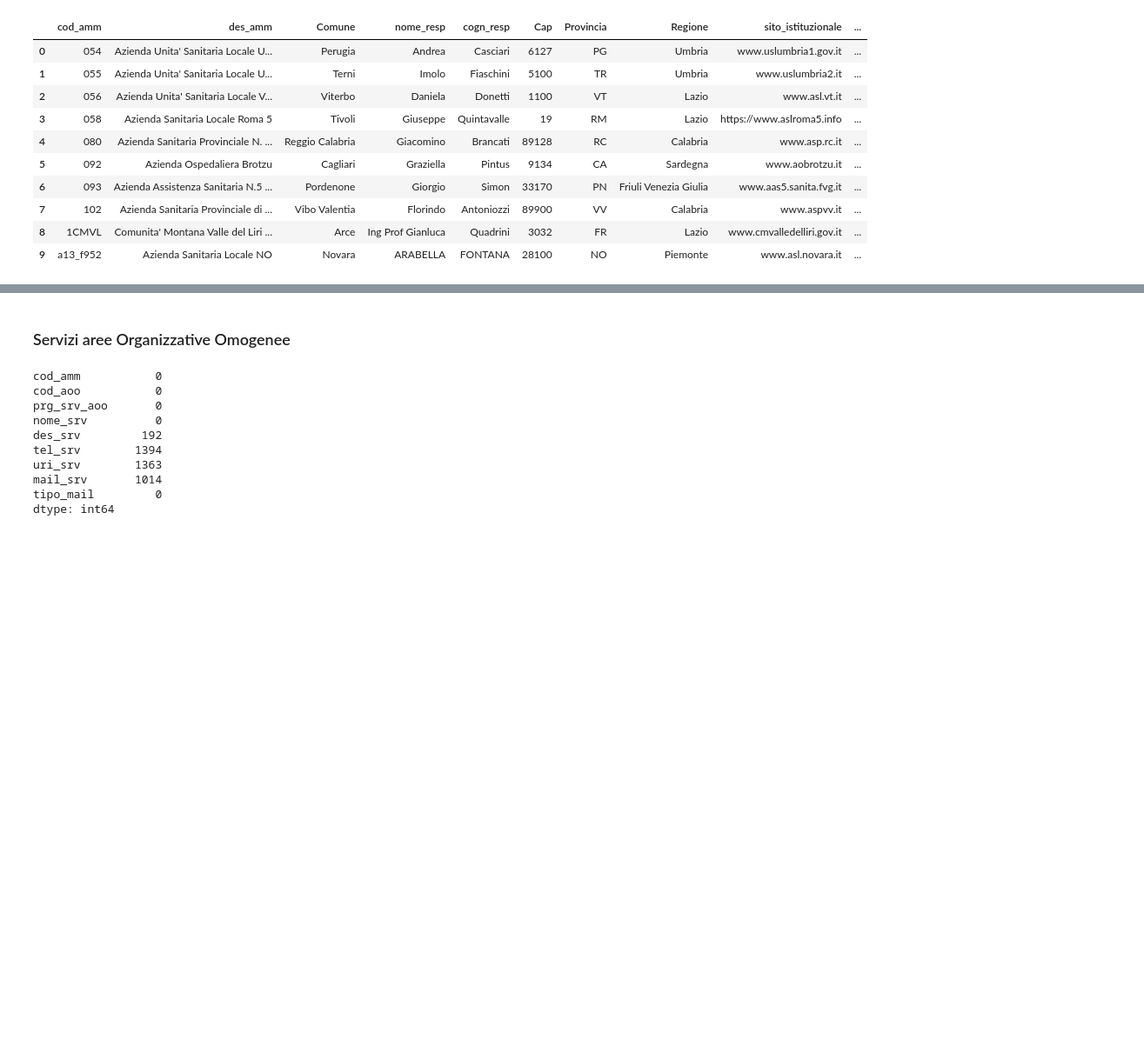
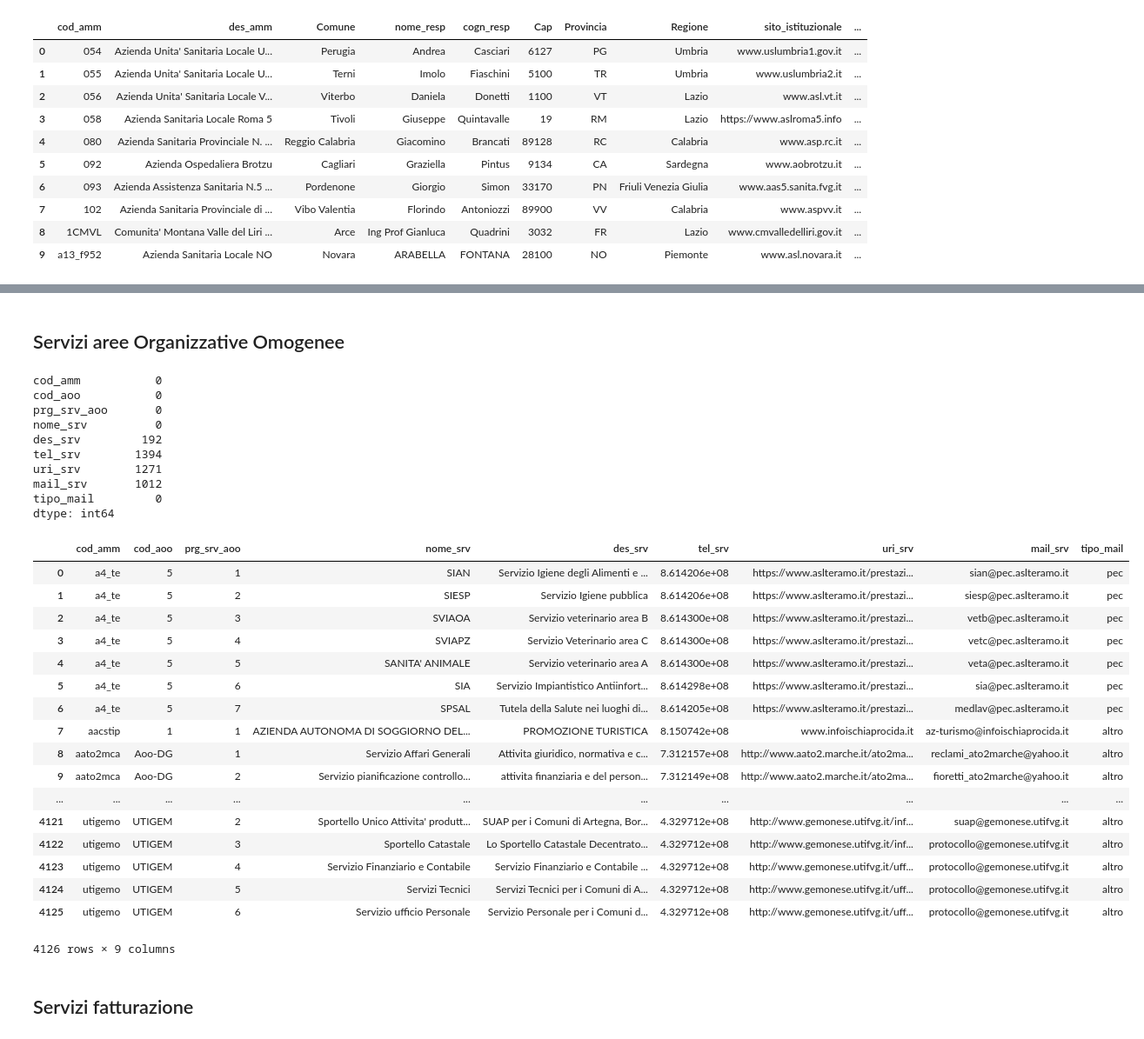
Before and after one commit to mariaclaudia/IPA, a Jupyter notebook: IPA data quality check.ipynb, the cells around one changed output, grey strips where cells are left out. Shown: that part at 87% size. Drawn from its saved outputs; the diff is of its cells as text; code cells hidden in the pictures; blank space fills up the shorter version.

```diff
--- a/IPA data quality check.ipynb
+++ b/IPA data quality check.ipynb
@@ -186,8 +242,8 @@ dtype: int64
 # %% [markdown]
-### Servizi aree Organizzative Omogenee
+## Servizi aree Organizzative Omogenee
 # %%
 #Servizi aree Organizzative Omogenee
-serv_aoo = pd.read_csv("serv_aoo.txt", sep="\t")
+serv_aoo = pd.read_csv(u_serv_aoo, sep="\t")
 serv_aoo.isnull().sum()
 # %% [output]
 cod_amm           0
@@ -196,7 +252,30 @@ prg_srv_aoo       0
 nome_srv          0
 des_srv         192
 tel_srv        1394
-uri_srv        1363
-mail_srv       1014
+uri_srv        1271
+mail_srv       1012
 tipo_mail         0
 dtype: int64
+# %%
+serv_aoo
+# %% [output]
+|  | cod_amm | cod_aoo | prg_srv_aoo | nome_srv | des_srv | tel_srv | uri_srv | mail_srv | tipo_mail |
+| 0 | a4_te | 5 | 1 | SIAN | Servizio Igiene degli Alimenti e ... | 8.614206e+08 | https://www.aslteramo.it/prestazi... | sian@pec.aslteramo.it | pec |
+| 1 | a4_te | 5 | 2 | SIESP | Servizio Igiene pubblica | 8.614206e+08 | https://www.aslteramo.it/prestazi... | siesp@pec.aslteramo.it | pec |
+| 2 | a4_te | 5 | 3 | SVIAOA | Servizio veterinario area B | 8.614300e+08 | https://www.aslteramo.it/prestazi... | vetb@pec.aslteramo.it | pec |
+| 3 | a4_te | 5 | 4 | SVIAPZ | Servizio Veterinario area C | 8.614300e+08 | https://www.aslteramo.it/prestazi... | vetc@pec.aslteramo.it | pec |
+| 4 | a4_te | 5 | 5 | SANITA' ANIMALE | Servizio veterinario area A | 8.614300e+08 | https://www.aslteramo.it/prestazi... | veta@pec.aslteramo.it | pec |
+| 5 | a4_te | 5 | 6 | SIA | Servizio Impiantistico Antiinfort... | 8.614298e+08 | https://www.aslteramo.it/prestazi... | sia@pec.aslteramo.it | pec |
+| 6 | a4_te | 5 | 7 | SPSAL | Tutela della Salute nei luoghi di... | 8.614205e+08 | https://www.aslteramo.it/prestazi... | medlav@pec.aslteramo.it | pec |
+| 7 | aacstip | 1 | 1 | AZIENDA AUTONOMA DI SOGGIORNO DEL... | PROMOZIONE TURISTICA | 8.150742e+08 | www.infoischiaprocida.it | az-turismo@infoischiaprocida.it | altro |
+| 8 | aato2mca | Aoo-DG | 1 | Servizio Affari Generali | Attivita giuridico, normativa e c... | 7.312157e+08 | http://www.aato2.marche.it/ato2ma... | reclami_ato2marche@yahoo.it | altro |
+| 9 | aato2mca | Aoo-DG | 2 | Servizio pianificazione controllo... | attivita finanziaria e del person... | 7.312149e+08 | http://www.aato2.marche.it/ato2ma... | fioretti_ato2marche@yahoo.it | altro |
+| ... | ... | ... | ... | ... | ... | ... | ... | ... | ... |
+| 4121 | utigemo | UTIGEM | 2 | Sportello Unico Attivita' produtt... | SUAP per i Comuni di Artegna, Bor... | 4.329712e+08 | http://www.gemonese.utifvg.it/inf... | suap@gemonese.utifvg.it | altro |
+| 4122 | utigemo | UTIGEM | 3 | Sportello Catastale | Lo Sportello Catastale Decentrato... | 4.329712e+08 | http://www.gemonese.utifvg.it/inf... | protocollo@gemonese.utifvg.it | altro |
+| 4123 | utigemo | UTIGEM | 4 | Servizio Finanziario e Contabile | Servizio Finanziario e Contabile ... | 4.329712e+08 | http://www.gemonese.utifvg.it/uff... | protocollo@gemonese.utifvg.it | altro |
+| 4124 | utigemo | UTIGEM | 5 | Servizi Tecnici | Servizi Tecnici per i Comuni di A... | 4.329712e+08 | http://www.gemonese.utifvg.it/uff... | protocollo@gemonese.utifvg.it | altro |
+| 4125 | utigemo | UTIGEM | 6 | Servizio ufficio Personale | Servizio Personale per i Comuni d... | 4.329712e+08 | http://www.gemonese.utifvg.it/uff... | protocollo@gemonese.utifvg.it | altro |
+4126 rows × 9 columns
+# %% [markdown]
+## Servizi fatturazione
```
Also changed, not shown: parts of 29 cells of this notebook.
